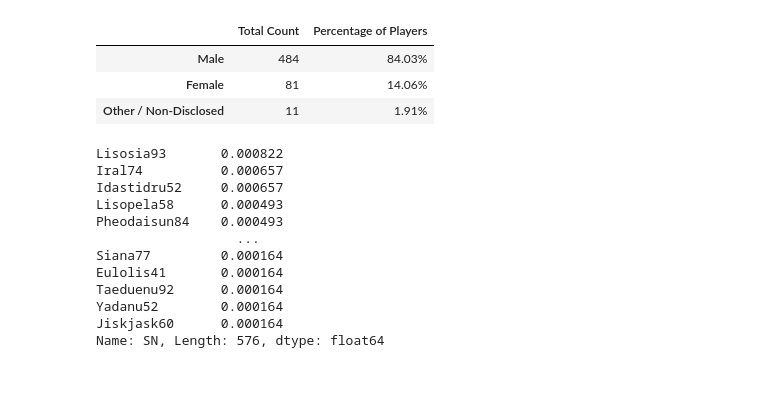
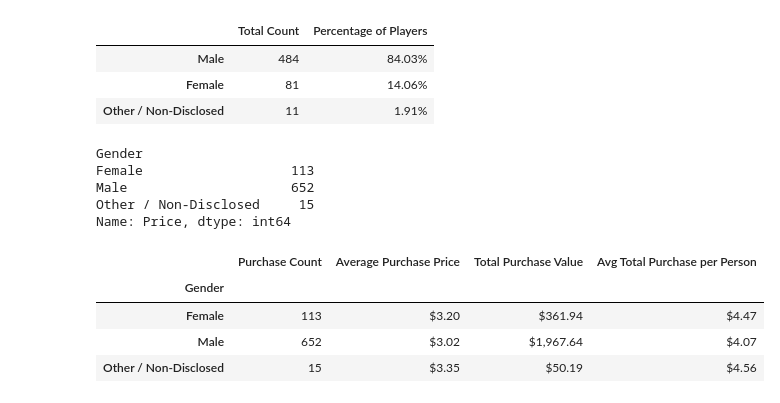
Before and after one commit to emmybsu/Pandas-Challenge, a Jupyter notebook: HeroesOfPymoli/Pandas Challenge.ipynb, the cells around one changed output. Cells and saved outputs as stored; diff of their text form; code cells hidden in the pictures.

Commit message:
completed Purchase Analysis Gender

```diff
--- a/HeroesOfPymoli/Pandas Challenge.ipynb
+++ b/HeroesOfPymoli/Pandas Challenge.ipynb
@@ -231,20 +221,3 @@ gender_df
 | Male | 484 | 84.03% |
 | Female | 81 | 14.06% |
 | Other / Non-Disclosed | 11 | 1.91% |
-# %%
-count_gender.div(780)*100
-percentage = count_gender.div(780)*100
-percentage
-# %% [output]
-Lisosia93       0.000822
-Iral74          0.000657
-Idastidru52     0.000657
-Lisopela58      0.000493
-Pheodaisun84    0.000493
-                  ...
-Siana77         0.000164
-Eulolis41       0.000164
-Taeduenu92      0.000164
-Yadanu52        0.000164
-Jiskjask60      0.000164
-Name: SN, Length: 576, dtype: float64
@@ -250,0 +226,9 @@ Name: SN, Length: 576, dtype: float64
+# %%
+puranalysis_cnt = purchase_data_df.groupby(['Gender'])['Price'].count()
+puranalysis_cnt
+# %% [output]
+Gender
+Female                   113
+Male                     652
+Other / Non-Disclosed     15
+Name: Price, dtype: int64
@@ -250,0 +239,32 @@ Name: SN, Length: 576, dtype: float64
+# %%
+### Add Purchasing Analysis to a dataframe
+puranalysis_cnt = purchase_data_df.groupby(['Gender'])['Price'].count()
+puranalysis_avg = purchase_data_df.groupby(['Gender'])['Price'].mean()
+puranalysis_total = purchase_data_df.groupby(['Gender'])['Price'].sum()
+puranalysis_gender_cnt = purchase_data_df.drop_duplicates(subset='SN')['Gender'].value_counts()
+
+avg_purchase = puranalysis_total/ puranalysis_gender_cnt
+
+puranalysis_df = pd.DataFrame({
+    'Purchase Count': puranalysis_cnt,
+    'Average Purchase Price': puranalysis_avg,
+    'Total Purchase Value': puranalysis_total,
+    'Avg Total Purchase per Person': avg_purchase
+})
+
+
+
+puranalysis_df['Average Purchase Price'] = puranalysis_df['Average Purchase Price'].map('${:,.2f}'.format)
+puranalysis_df['Total Purchase Value'] = puranalysis_df['Total Purchase Value'].map('${:,.2f}'.format)
+puranalysis_df['Avg Total Purchase per Person'] = puranalysis_df['Avg Total Purchase per Person'].map('${:,.2f}'.format)
+
+
+
+
+puranalysis_df.head()
+# %% [output]
+|  | Purchase Count | Average Purchase Price | Total Purchase Value | Avg Total Purchase per Person |
+| Gender |  |  |  |  |
+| Female | 113 | $3.20 | $361.94 | $4.47 |
+| Male | 652 | $3.02 | $1,967.64 | $4.07 |
+| Other / Non-Disclosed | 15 | $3.35 | $50.19 | $4.56 |
```
Also changed, not shown: parts of 13 cells of this notebook.
